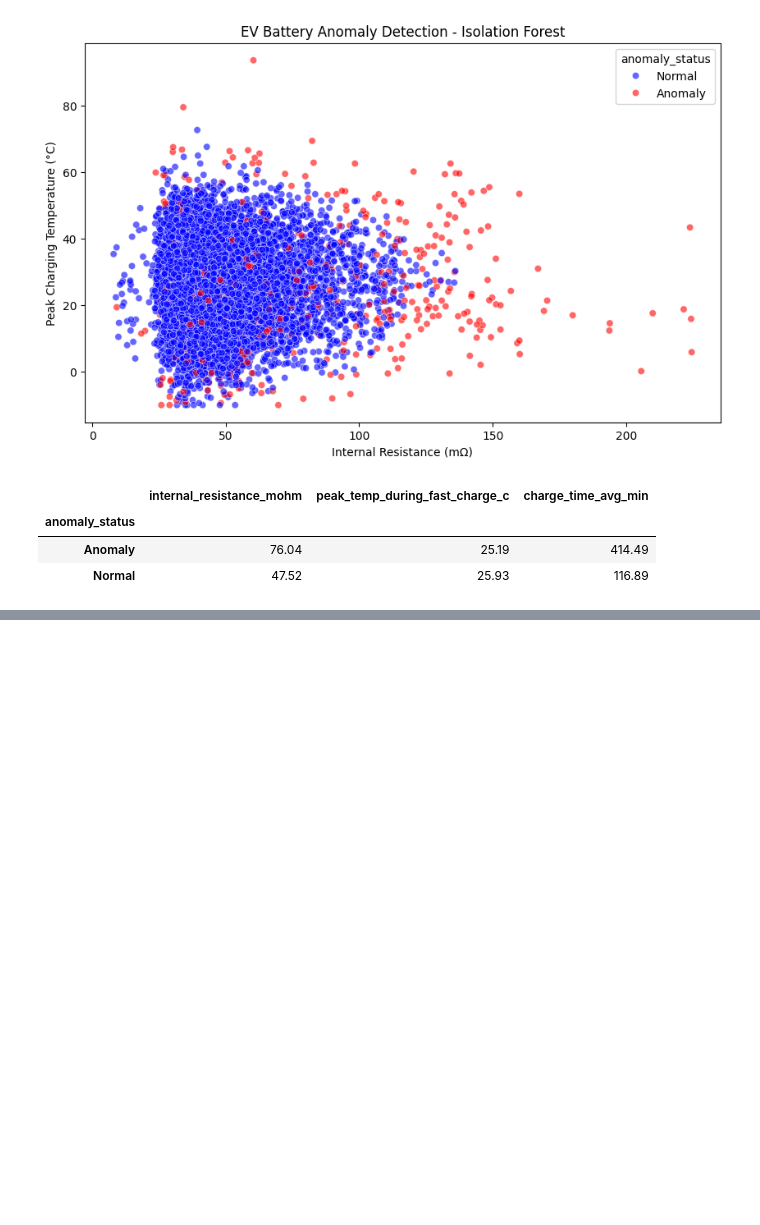
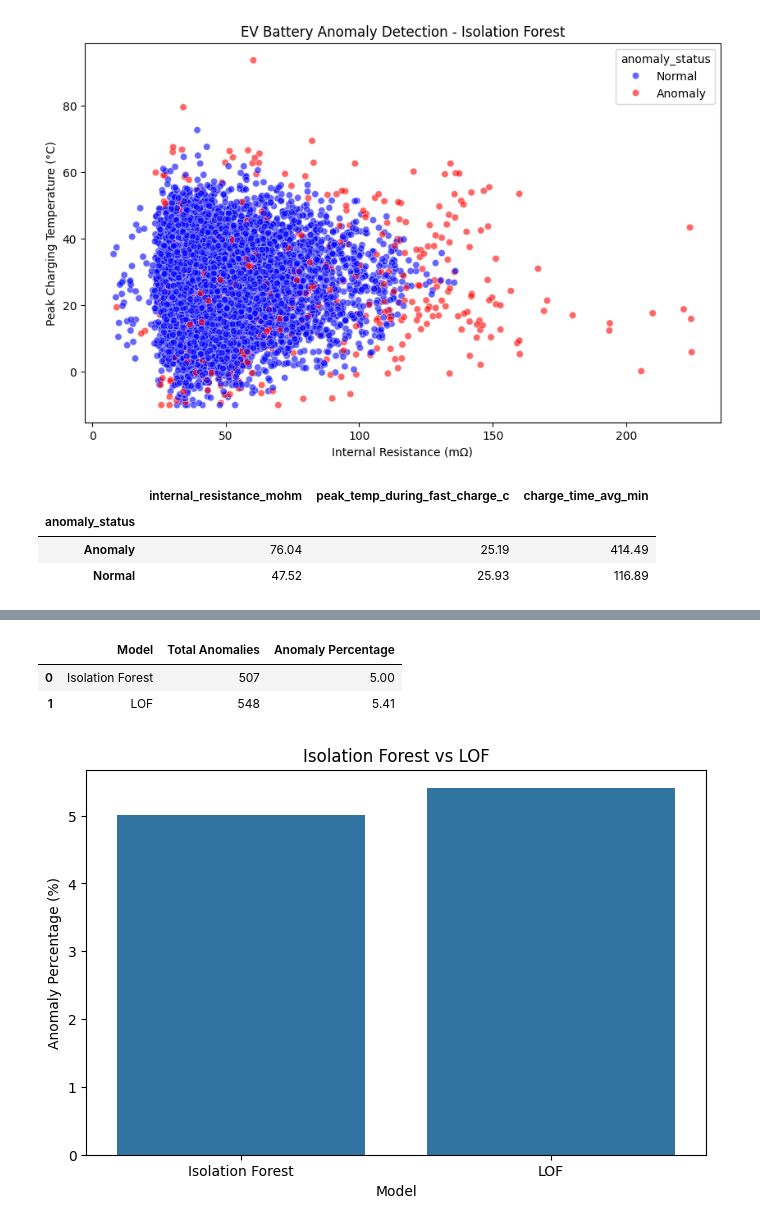
Before and after one commit to pradyumn980/EV-Battery-Anomaly-Detection, a Jupyter notebook: EV_practice.ipynb, the cells around one changed output, grey strips where cells are left out. Saved outputs shown, nothing was run; the diff lists cells and outputs as text; code cells hidden in the pictures; blank space fills up the shorter version.

```diff
--- a/EV_practice.ipynb
+++ b/EV_practice.ipynb
@@ -589,0 +592,5 @@ display(
+# %%
+lof_predictions = lof_model.predict(X_test_scaled)
+
+print("First 20 predictions:")
+print(lof_predictions[:20])
@@ -589,0 +600,11 @@ display(
+# %%
+test_results['lof_prediction'] = lof_predictions
+
+test_results['lof_status'] = (
+    test_results['lof_prediction'].map({
+        1: 'Normal',
+        -1: 'Anomaly'
+    })
+)
+
+display(test_results.head(10))
@@ -589,0 +730,33 @@ display(
+# %%
+comparison = pd.DataFrame({
+    'Model': ['Isolation Forest', 'LOF'],
+    'Total Anomalies': [
+        (test_results['anomaly_prediction'] == -1).sum(),
+        (test_results['lof_prediction'] == -1).sum()
+    ],
+    'Anomaly Percentage': [
+        (test_results['anomaly_prediction'] == -1).mean() * 100,
+        (test_results['lof_prediction'] == -1).mean() * 100
+    ]
+})
+
+display(comparison.round(2))
+# %% [output]
+|  | Model | Total Anomalies | Anomaly Percentage |
+| 0 | Isolation Forest | 507 | 5.00 |
+| 1 | LOF | 548 | 5.41 |
+# %%
+plt.figure(figsize=(8, 5))
+
+sns.barplot(
+    data=comparison,
+    x='Model',
+    y='Anomaly Percentage'
+)
+
+plt.title('Isolation Forest vs LOF')
+plt.ylabel('Anomaly Percentage (%)')
+
+plt.show()
+# %% [output]
+[figure, added]
```
Also changed, not shown: parts of 13 cells of this notebook.
